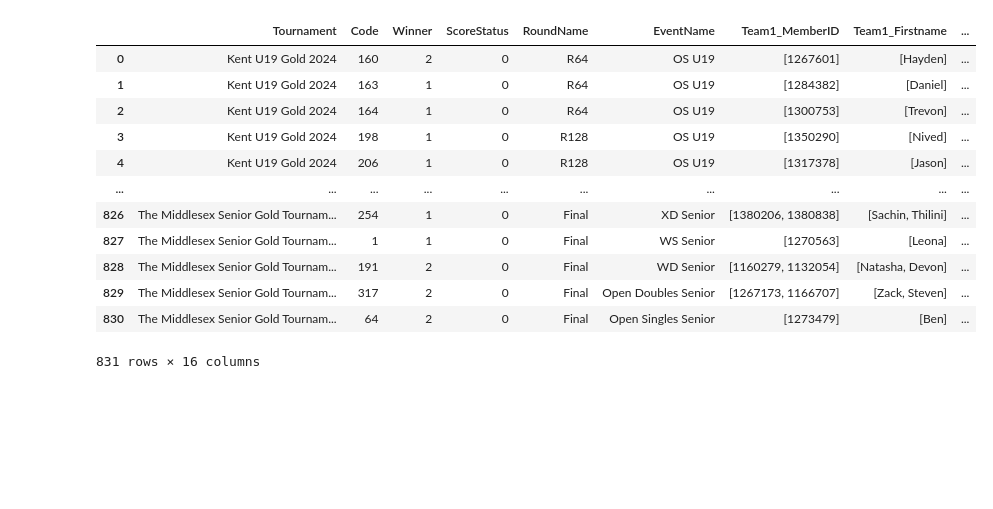
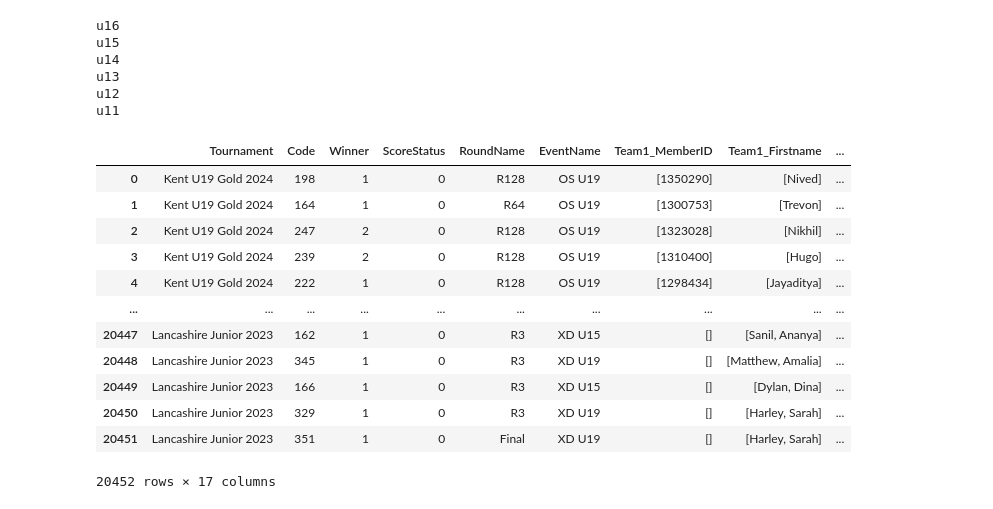
Before and after one commit to HxHuang258/Selection-Tool, a Jupyter notebook: api_test.ipynb, the cells around one changed output. Saved outputs shown, nothing was run; the diff lists cells and outputs as text; code cells hidden in the pictures; blank space fills up the shorter version.

```diff
--- a/api_test.ipynb
+++ b/api_test.ipynb
@@ -1,33 +1,49 @@
 # %%
 import requests
 from requests.auth import HTTPBasicAuth
 import os
 from dotenv import load_dotenv
 from bs4 import BeautifulSoup
 from datetime import datetime, timedelta
 import pandas as pd
-pd.set_option('display.max_rows', 10)
+import re
+pd.set_option('display.max_rows', 900)
 
 bets = BETS()
 criteria = ['U19 Gold','U19 National Championships','U17 National Championships','Senior Gold']
 roundsWanted = ['SF','SF','Final','SF']
-matchData = get_tournament_results(bets,criteria,roundsWanted,'16/09/2024')
+yongestTournament = 'U16'
+matchData = get_tournament_results(bets,criteria,yongestTournament,roundsWanted,'16/09/2024')
 # R128 ... QF SF Final
 matchData
+
+
+### H2H From all tournaments - no county - In Progress
+#   Display tournament results in date order.
+#   Extra tab for scores
+#   Think of ways to tell the story.
+#   Flag unfinished matches
+## Make into a Shiny App
 # %% [output]
+u16
+u15
+u14
+u13
+u12
+u11
 |  | Tournament | Code | Winner | ScoreStatus | RoundName | EventName | Team1_MemberID | Team1_Firstname | ... |
-| 0 | Kent U19 Gold 2024 | 160 | 2 | 0 | R64 | OS U19 | [1267601] | [Hayden] | ... |
-| 1 | Kent U19 Gold 2024 | 163 | 1 | 0 | R64 | OS U19 | [1284382] | [Daniel] | ... |
-| 2 | Kent U19 Gold 2024 | 164 | 1 | 0 | R64 | OS U19 | [1300753] | [Trevon] | ... |
-| 3 | Kent U19 Gold 2024 | 198 | 1 | 0 | R128 | OS U19 | [1350290] | [Nived] | ... |
-| 4 | Kent U19 Gold 2024 | 206 | 1 | 0 | R128 | OS U19 | [1317378] | [Jason] | ... |
+| 0 | Kent U19 Gold 2024 | 198 | 1 | 0 | R128 | OS U19 | [1350290] | [Nived] | ... |
+| 1 | Kent U19 Gold 2024 | 164 | 1 | 0 | R64 | OS U19 | [1300753] | [Trevon] | ... |
+| 2 | Kent U19 Gold 2024 | 247 | 2 | 0 | R128 | OS U19 | [1323028] | [Nikhil] | ... |
+| 3 | Kent U19 Gold 2024 | 239 | 2 | 0 | R128 | OS U19 | [1310400] | [Hugo] | ... |
+| 4 | Kent U19 Gold 2024 | 222 | 1 | 0 | R128 | OS U19 | [1298434] | [Jayaditya] | ... |
 | ... | ... | ... | ... | ... | ... | ... | ... | ... | ... |
-| 826 | The Middlesex Senior Gold Tournam... | 254 | 1 | 0 | Final | XD Senior | [1380206, 1380838] | [Sachin, Thilini] | ... |
-| 827 | The Middlesex Senior Gold Tournam... | 1 | 1 | 0 | Final | WS Senior | [1270563] | [Leona] | ... |
-| 828 | The Middlesex Senior Gold Tournam... | 191 | 2 | 0 | Final | WD Senior | [1160279, 1132054] | [Natasha, Devon] | ... |
-| 829 | The Middlesex Senior Gold Tournam... | 317 | 2 | 0 | Final | Open Doubles Senior | [1267173, 1166707] | [Zack, Steven] | ... |
-| 830 | The Middlesex Senior Gold Tournam... | 64 | 2 | 0 | Final | Open Singles Senior | [1273479] | [Ben] | ... |
+| 20447 | Lancashire Junior 2023 | 162 | 1 | 0 | R3 | XD U15 | [] | [Sanil, Ananya] | ... |
+| 20448 | Lancashire Junior 2023 | 345 | 1 | 0 | R3 | XD U19 | [] | [Matthew, Amalia] | ... |
+| 20449 | Lancashire Junior 2023 | 166 | 1 | 0 | R3 | XD U15 | [] | [Dylan, Dina] | ... |
+| 20450 | Lancashire Junior 2023 | 329 | 1 | 0 | R3 | XD U19 | [] | [Harley, Sarah] | ... |
+| 20451 | Lancashire Junior 2023 | 351 | 1 | 0 | Final | XD U19 | [] | [Harley, Sarah] | ... |
-831 rows × 16 columns
+20452 rows × 17 columns
 # %%
 class BETS():
     def __init__(self):
```
Also changed, not shown: parts of 8 cells of this notebook, 1 other file.
